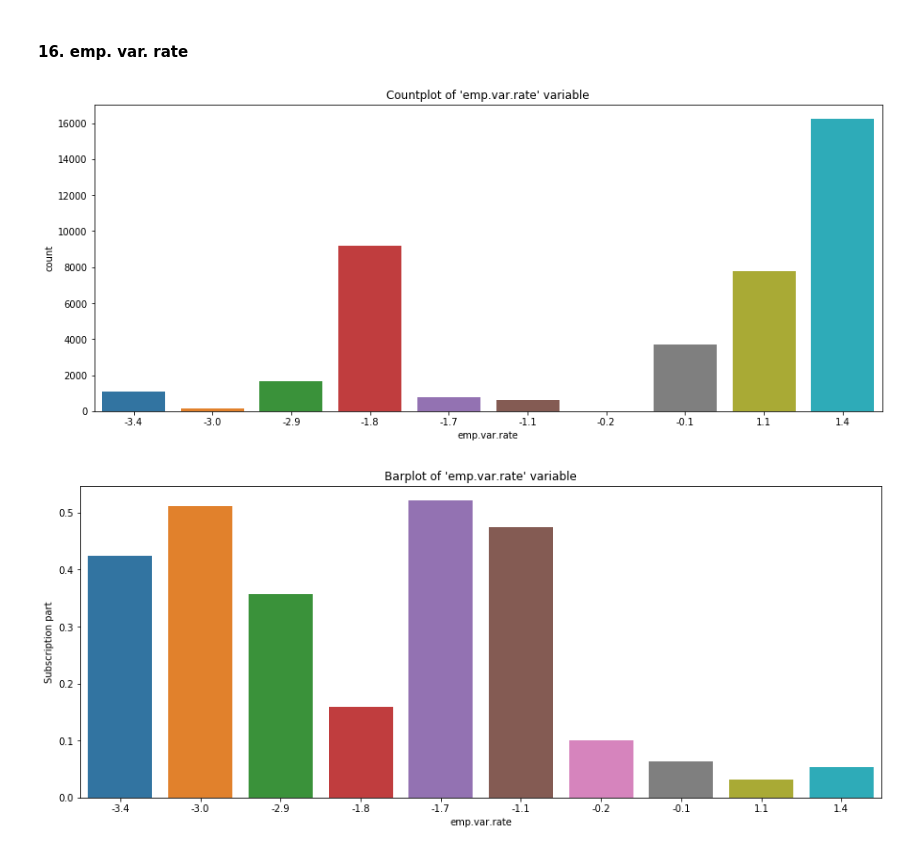
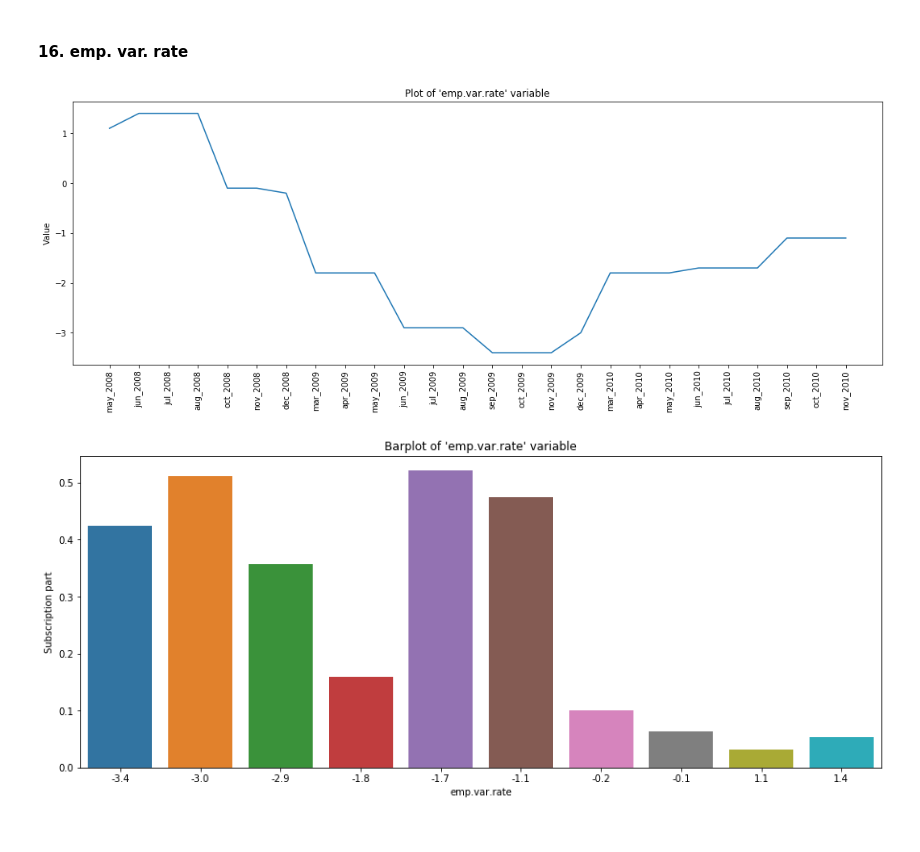
Before and after one commit to yanezh/secret_task, a Jupyter notebook: Task.ipynb, the cells around one changed output. Drawn from its saved outputs; the diff is of its cells as text; code cells hidden in the pictures.

```diff
--- a/Task.ipynb
+++ b/Task.ipynb
@@ -43,5 +50,14 @@ def plot_barplot_formated(col, order=None):
     plt.title("Barplot of '%s' variable" % col)
     plt.ylabel('Subscription part')
     plt.show()
+# %%
+def plot_time_var(col):
+    plt.figure(figsize=(18,6))
+    tmp_df = data_1[['dt',col]].drop_duplicates()
+    plt.plot(tmp_df.dt,tmp_df[col])
+    plt.xticks(rotation=90)
+    plt.title("Plot of '%s' variable" % col)
+    plt.ylabel('Value')
+    plt.show()
 # %%
 month_order = []
@@ -302,9 +337,9 @@ It's good when the client accepted an offer in the past
 # %% [markdown]
 #### 16. emp. var. rate
 # %%
-plot_countplot_formated('emp.var.rate')
+plot_time_var('emp.var.rate')
 # %% [output]
-[figure, old version]
+[figure, new version]
 # %%
 plot_barplot_formated('emp.var.rate')
 # %% [output]
```
Also changed, not shown: parts of 60 cells of this notebook.
